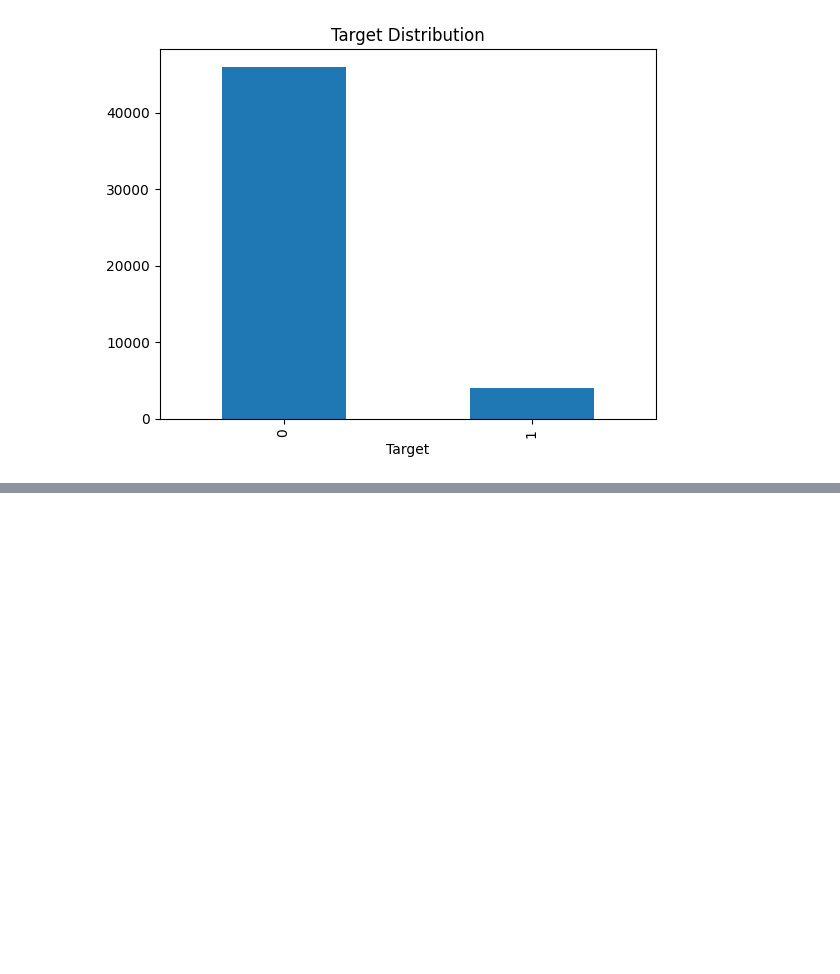
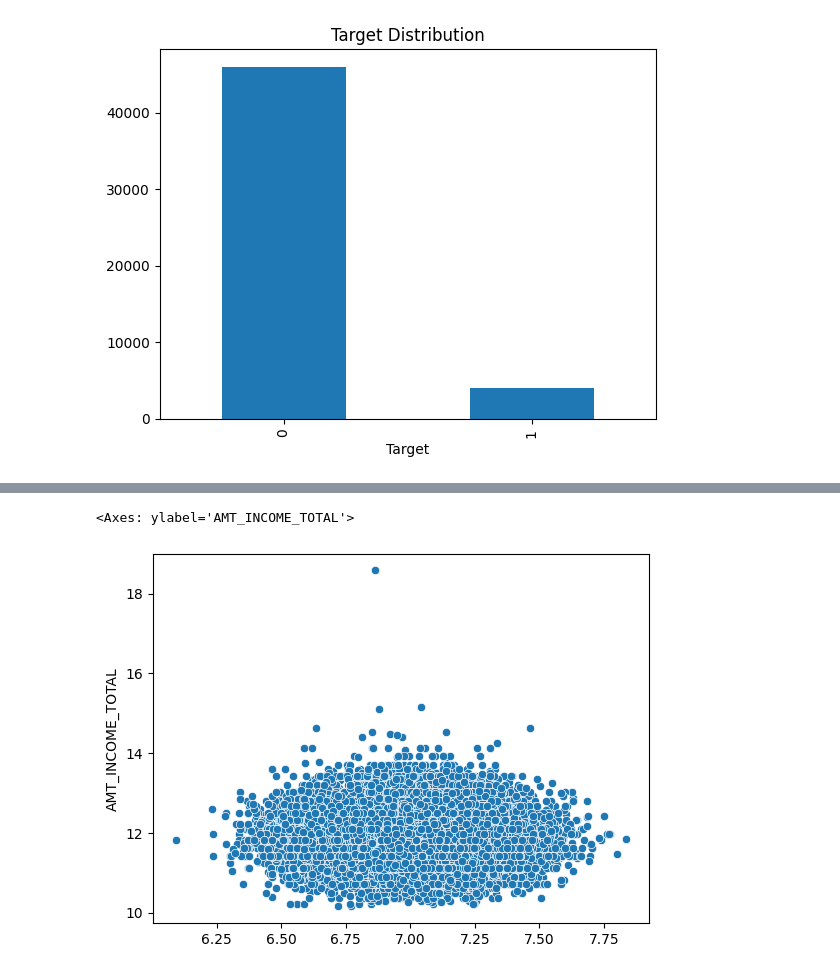
Before and after one commit to adarshlearnngrow/loan-approval-ml, a Jupyter notebook: Python Notebooks/eda.ipynb, the cells around one changed output, grey strips where cells are left out. Saved outputs shown, nothing was run; the diff lists cells and outputs as text; code cells hidden in the pictures; blank space fills up the shorter version.

```diff
--- a/Python Notebooks/eda.ipynb
+++ b/Python Notebooks/eda.ipynb
@@ -55,0 +70,5 @@ Index(['SK_ID_CURR', 'TARGET', 'FLAG_OWN_CAR', 'FLAG_OWN_REALTY',
+# %%
+sns.scatterplot(x=np.random.normal(7, 0.2, size=len(app_data)), y=np.log1p(app_data['AMT_INCOME_TOTAL']))
+# %% [output]
+<Axes: ylabel='AMT_INCOME_TOTAL'>
+[figure, added]
```
Also changed, not shown: parts of 7 cells of this notebook.
